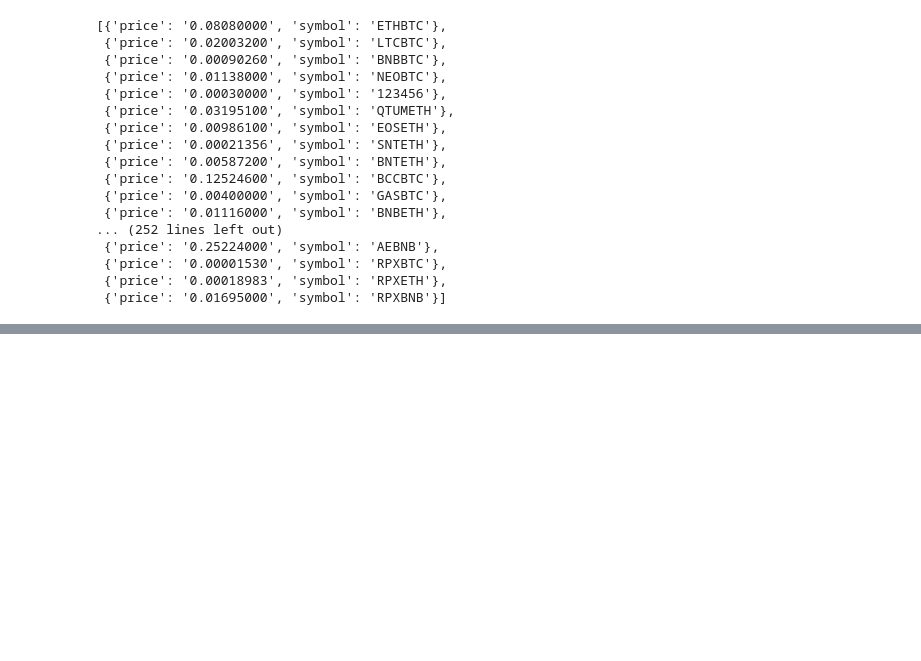
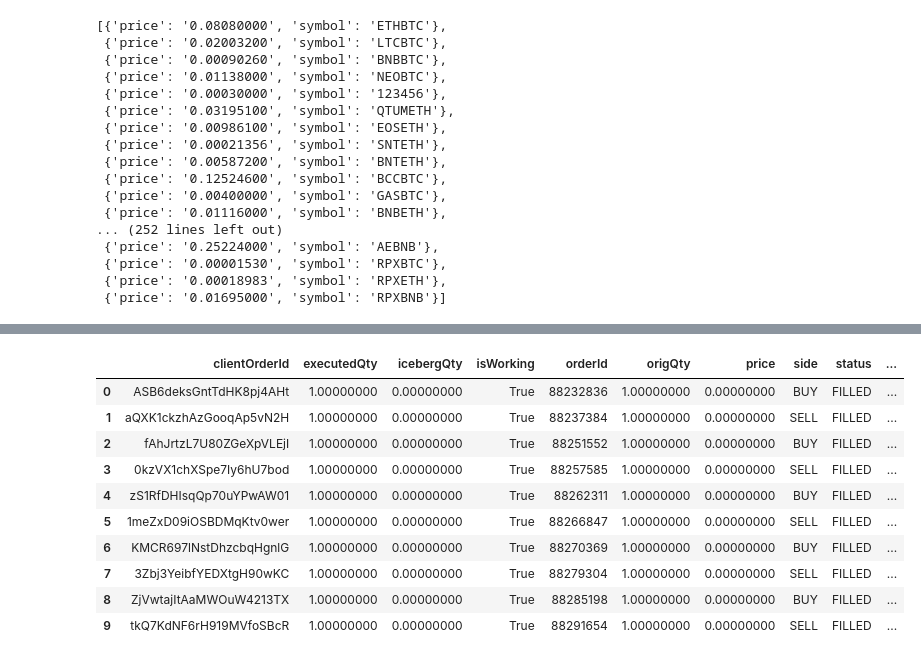
Before and after one commit to ChrisMcPherson/logic_by_loidsig, a Jupyter notebook: notebooks/binance_data_exploration.ipynb, the cells around one changed output, grey strips where cells are left out. Cells and saved outputs as stored; diff of their text form; code cells hidden in the pictures; blank space fills up the shorter version.

```diff
--- a/notebooks/binance_data_exploration.ipynb
+++ b/notebooks/binance_data_exploration.ipynb
@@ -66,7 +16,7 @@ sm_client = boto_session.client(
     region_name='us-east-1',
     endpoint_url='https://secretsmanager.us-east-1.amazonaws.com'
 )
-get_secret_value_response = sm_client.get_secret_value(SecretId='CPM_Binance')
+get_secret_value_response = sm_client.get_secret_value(SecretId='Loidsig_CPM_Binance')
 key, value = ast.literal_eval(get_secret_value_response['SecretString']).popitem()
 bnb_client = Client(key, value)
 # %%
@@ -582,0 +556,3 @@ prices
+# %%
+orders = bnb_client.get_all_orders(symbol='ETHUSDT', limit=10)
+orders
@@ -582,0 +577,17 @@ prices
+# %%
+# Dataframe
+order_list = list(orders)
+order_df = pd.DataFrame(order_list)
+order_df
+# %% [output]
+|  | clientOrderId | executedQty | icebergQty | isWorking | orderId | origQty | price | side | status | ... |
+| 0 | ASB6deksGntTdHK8pj4AHt | 1.00000000 | 0.00000000 | True | 88232836 | 1.00000000 | 0.00000000 | BUY | FILLED | ... |
+| 1 | aQXK1ckzhAzGooqAp5vN2H | 1.00000000 | 0.00000000 | True | 88237384 | 1.00000000 | 0.00000000 | SELL | FILLED | ... |
+| 2 | fAhJrtzL7U80ZGeXpVLEjI | 1.00000000 | 0.00000000 | True | 88251552 | 1.00000000 | 0.00000000 | BUY | FILLED | ... |
+| 3 | 0kzVX1chXSpe7Iy6hU7bod | 1.00000000 | 0.00000000 | True | 88257585 | 1.00000000 | 0.00000000 | SELL | FILLED | ... |
+| 4 | zS1RfDHIsqQp70uYPwAW01 | 1.00000000 | 0.00000000 | True | 88262311 | 1.00000000 | 0.00000000 | BUY | FILLED | ... |
+| 5 | 1meZxD09iOSBDMqKtv0wer | 1.00000000 | 0.00000000 | True | 88266847 | 1.00000000 | 0.00000000 | SELL | FILLED | ... |
+| 6 | KMCR697lNstDhzcbqHgnlG | 1.00000000 | 0.00000000 | True | 88270369 | 1.00000000 | 0.00000000 | BUY | FILLED | ... |
+| 7 | 3Zbj3YeibfYEDXtgH90wKC | 1.00000000 | 0.00000000 | True | 88279304 | 1.00000000 | 0.00000000 | SELL | FILLED | ... |
+| 8 | ZjVwtajItAaMWOuW4213TX | 1.00000000 | 0.00000000 | True | 88285198 | 1.00000000 | 0.00000000 | BUY | FILLED | ... |
+| 9 | tkQ7KdNF6rH919MVfoSBcR | 1.00000000 | 0.00000000 | True | 88291654 | 1.00000000 | 0.00000000 | SELL | FILLED | ... |
```
Also changed, not shown: parts of 9 cells of this notebook, 7 other files.
